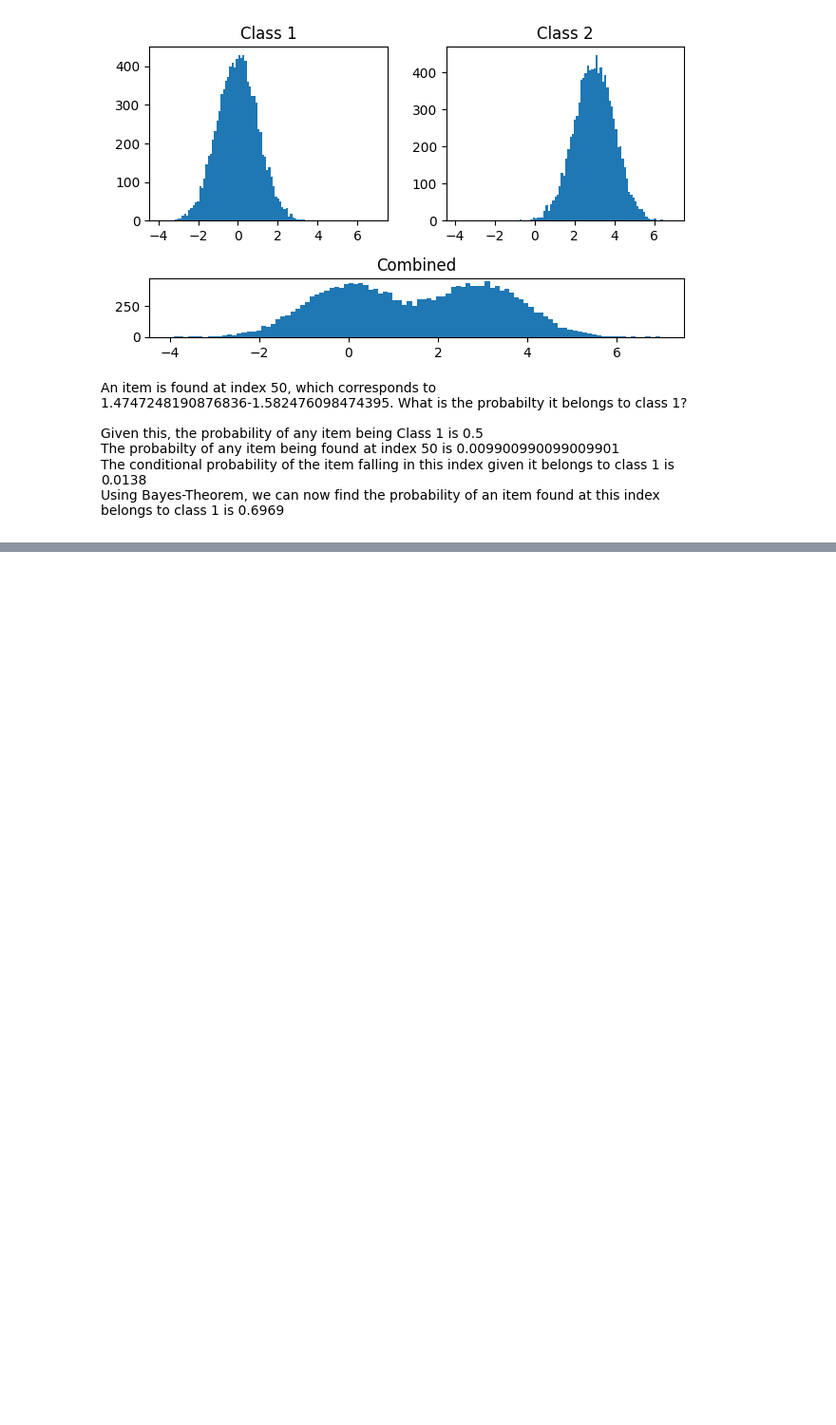
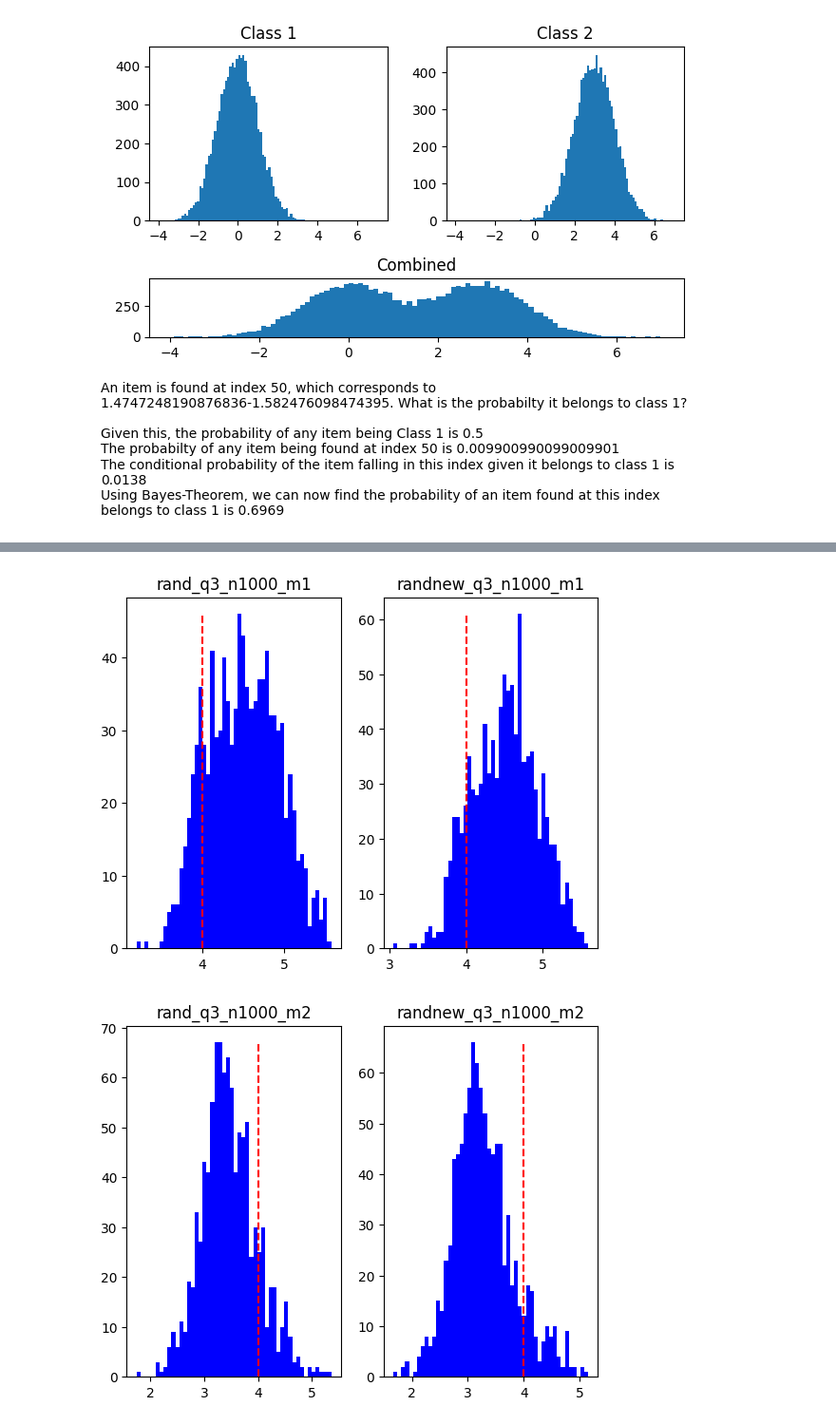
Before and after one commit to zhuyk6/Bell-ineq-VQE, a Jupyter notebook: run_examples.ipynb, the cells around one changed output, grey strips where cells are left out. Shown at 95% size. Saved outputs shown, nothing was run; the diff lists cells and outputs as text; code cells hidden in the pictures; blank space fills up the shorter version.

```diff
--- a/run_examples.ipynb
+++ b/run_examples.ipynb
@@ -458,0 +494,30 @@ test()
+# %%
+def draw_rand_vs_randnew(m: int):
+    fname1 = f"rand_q3_n1000_m{m}.json"
+    fname2 = f"randnew_q3_n1000_m{m}.json"
+
+    with open(fname1, "r") as f:
+        datas = json.load(f)
+    arr_s1 = datas["arr_s"]
+
+    with open(fname2, "r") as f:
+        datas = json.load(f)
+    arr_s2 = datas["arr_s"]
+
+    plt.subplot(121)
+    plt.title(fname1[: -5])
+    (cnt, _, _) = plt.hist(arr_s1, bins=50, color="blue")
+    plt.vlines([4.0], 0, max(cnt), colors="red", linestyles="dashed")
+
+    plt.subplot(122)
+    plt.title(fname2[:-5])
+    (cnt, _, _) = plt.hist(arr_s2, bins=50, color="blue")
+    plt.vlines([4.0], 0, max(cnt), colors="red", linestyles="dashed")
+
+    plt.show()
+
+for m in range(1, 5):
+    draw_rand_vs_randnew(m)
+# %% [output]
+[figure, added]
+[figure, added]
```
Also changed, not shown: parts of 7 cells of this notebook, 15 other files.
